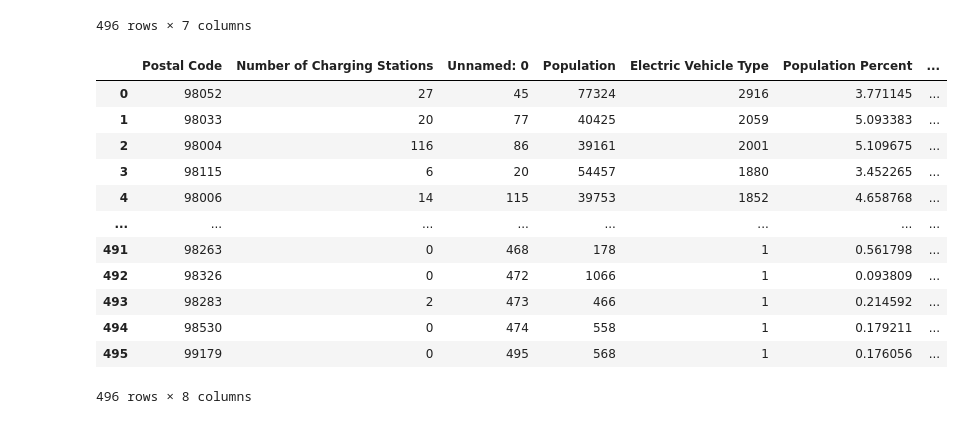
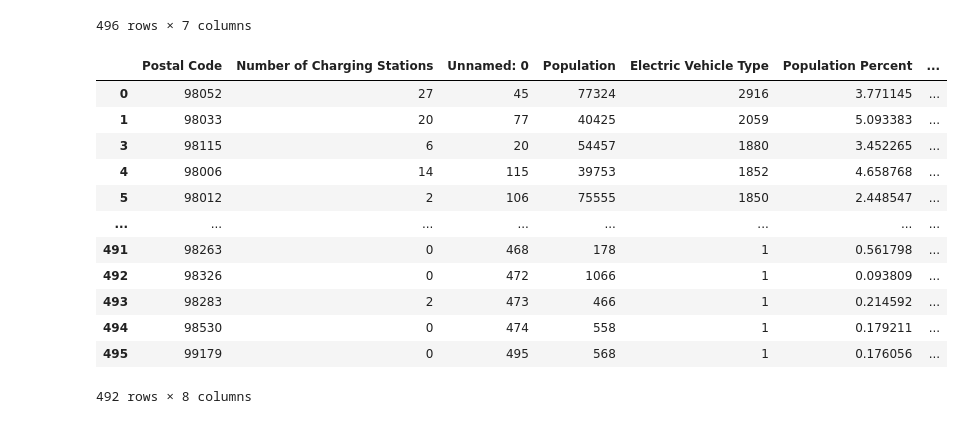
Before and after one commit to caelwillis/group-4-proj-1, a Jupyter notebook: per_capita_visualisations.ipynb, the cells around one changed output. Drawn from its saved outputs; the diff is of its cells as text; code cells hidden in the pictures.

```diff
--- a/per_capita_visualisations.ipynb
+++ b/per_capita_visualisations.ipynb
@@ -90,20 +90,29 @@ charging_station_by_population_df.sort_values(by='Charging Stations/Capita', asc
 # %%
 #Merging with Income Data
 merged_income_df = pd.merge(charging_station_by_population_df,income_df,on='Postal Code',how='outer')
 merged_income_df
+
+#Removing Outliers
+merged_income_df_filtered = merged_income_df[merged_income_df['Charging Stations/Capita']<1.5]
+merged_income_df_filtered = merged_income_df_filtered[merged_income_df_filtered['Population Percent']<15]
+merged_income_df_filtered = merged_income_df_filtered[merged_income_df_filtered['Income Per Capita']<200000]
+merged_income_df_filtered = merged_income_df_filtered[merged_income_df_filtered['Number of Charging Stations']<100]
+
+
+merged_income_df_filtered
 # %% [output]
 |  | Postal Code | Number of Charging Stations | Unnamed: 0 | Population | Electric Vehicle Type | Population Percent | ... |
 | 0 | 98052 | 27 | 45 | 77324 | 2916 | 3.771145 | ... |
 | 1 | 98033 | 20 | 77 | 40425 | 2059 | 5.093383 | ... |
-| 2 | 98004 | 116 | 86 | 39161 | 2001 | 5.109675 | ... |
 | 3 | 98115 | 6 | 20 | 54457 | 1880 | 3.452265 | ... |
 | 4 | 98006 | 14 | 115 | 39753 | 1852 | 4.658768 | ... |
+| 5 | 98012 | 2 | 106 | 75555 | 1850 | 2.448547 | ... |
 | ... | ... | ... | ... | ... | ... | ... | ... |
 | 491 | 98263 | 0 | 468 | 178 | 1 | 0.561798 | ... |
 | 492 | 98326 | 0 | 472 | 1066 | 1 | 0.093809 | ... |
 | 493 | 98283 | 2 | 473 | 466 | 1 | 0.214592 | ... |
 | 494 | 98530 | 0 | 474 | 558 | 1 | 0.179211 | ... |
 | 495 | 99179 | 0 | 495 | 568 | 1 | 0.176056 | ... |
-496 rows × 8 columns
+492 rows × 8 columns
 # %%
 #Scatterplot - Charging Stations per Capita vs EVs by Capita
```
Also changed, not shown: parts of 4 cells of this notebook, 2 other files.
